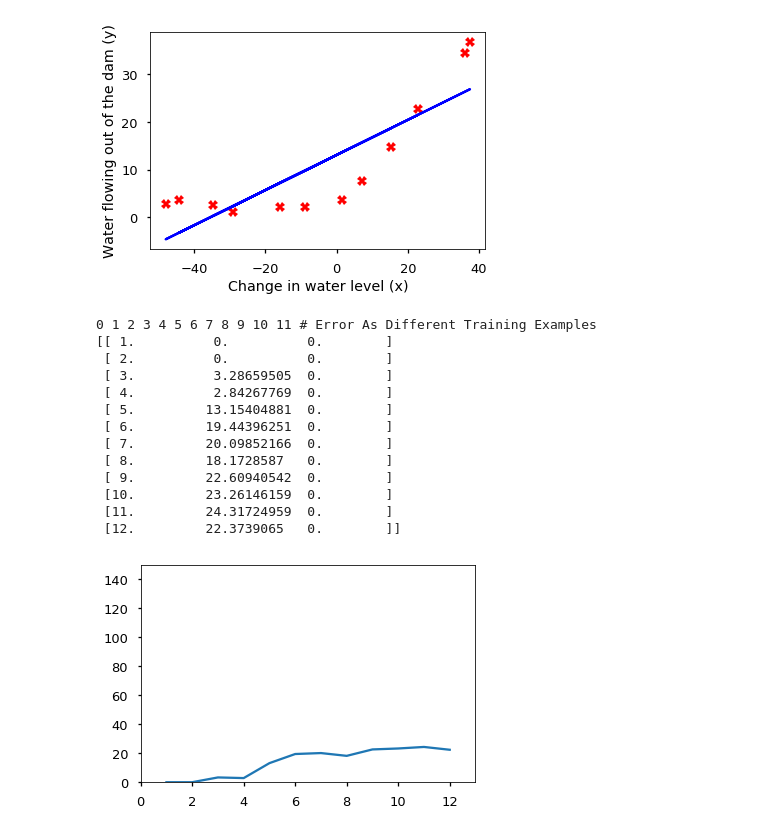
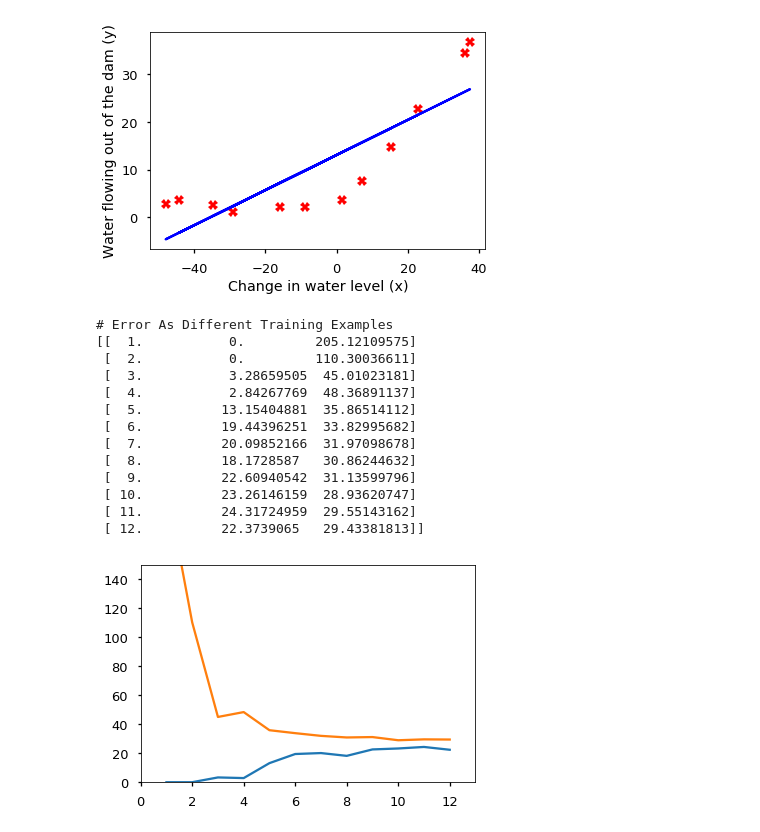
Before and after one commit to iamcuigang/ipy_sci, a Jupyter notebook: ML_AndrewNg/ex5.ipynb, the cells around one changed output. Cells and saved outputs as stored; diff of their text form; code cells hidden in the pictures.

```diff
--- a/ML_AndrewNg/ex5.ipynb
+++ b/ML_AndrewNg/ex5.ipynb
@@ -94,10 +94,11 @@ def learningCurve(X, y, Xval, yval, lamb):
     error_val   = np.zeros([m,1])
 
     for i in xrange(m):
-        print i,
         theta = trainLinearReg(X[0:i+1, :], y[0:i+1], lamb)
         error_train[i, 0], grad = linearRegCostFunction(
             X[0:i+1, :], y[0:i+1], theta, 0.0)
+        error_val[i, 0], grad = linearRegCostFunction(
+            Xval, yval, theta, 0.0)
 
     return error_train, error_val
 # %%
@@ -112,21 +113,22 @@ disparr = np.append(np.arange(1,m+1).reshape(-1,1),
                     disparr, axis=1)
 print disparr
 # %% [output]
-0 1 2 3 4 5 6 7 8 9 10 11 # Error As Different Training Examples
-[[ 1.          0.          0.        ]
- [ 2.          0.          0.        ]
- [ 3.          3.28659505  0.        ]
- [ 4.          2.84267769  0.        ]
- [ 5.         13.15404881  0.        ]
- [ 6.         19.44396251  0.        ]
- [ 7.         20.09852166  0.        ]
- [ 8.         18.1728587   0.        ]
- [ 9.         22.60940542  0.        ]
- [10.         23.26146159  0.        ]
- [11.         24.31724959  0.        ]
- [12.         22.3739065   0.        ]]
+# Error As Different Training Examples
+[[  1.           0.         205.12109575]
+ [  2.           0.         110.30036611]
+ [  3.           3.28659505  45.01023181]
+ [  4.           2.84267769  48.36891137]
+ [  5.          13.15404881  35.86514112]
+ [  6.          19.44396251  33.82995682]
+ [  7.          20.09852166  31.97098678]
+ [  8.          18.1728587   30.86244632]
+ [  9.          22.60940542  31.13599796]
+ [ 10.          23.26146159  28.93620747]
+ [ 11.          24.31724959  29.55143162]
+ [ 12.          22.3739065   29.43381813]]
 # %%
 plt.plot(np.arange(1, m+1), error_train);
+plt.plot(np.arange(1, m+1), error_val);
 plt.axis([0, 13, 0, 150]);
 # %% [output]
-[figure, old version]
+[figure, new version]
```
Also changed, not shown: 3 other files.
